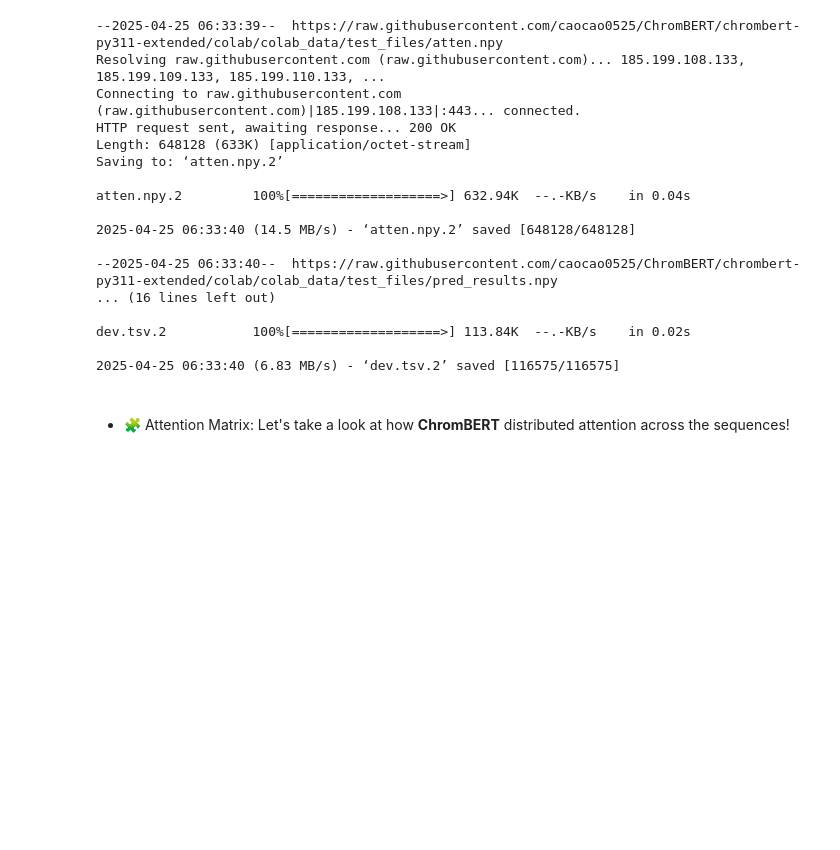
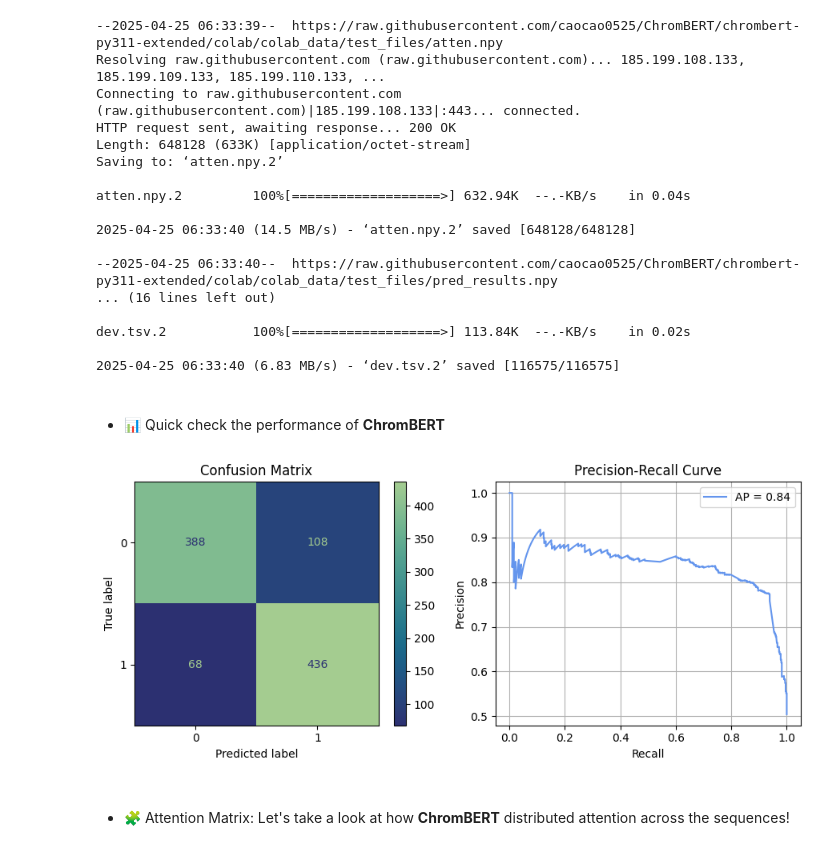
Before and after one commit to caocao0525/ChromBERT, a Jupyter notebook: colab/ChromBERT_on_Colab.ipynb, the cells around one changed output. Drawn from its saved outputs; the diff is of its cells as text; code cells hidden in the pictures; blank space fills up the shorter version.

```diff
--- a/colab/ChromBERT_on_Colab.ipynb
+++ b/colab/ChromBERT_on_Colab.ipynb
@@ -1074,6 +1074,14 @@ attention_mat_raw=np.load('/content/atten.npy')
 attention_mat= attention_mat_raw[:, :30]  # 30 positions = 6kb promoter (2k up + 4k down)
 prediction_mat=np.load('/content/pred_results.npy')
 dev_mat=pd.read_csv('/content/dev.tsv', sep='\t')
+# %% [markdown]
+<br>
+
+* 📊 Quick check the performance of **ChromBERT**
+# %%
+crb.plot_chrombert_eval(prediction_path='/content/pred_results.npy',dev_path='/content/dev.tsv')
+# %% [output]
+[figure, added]
 # %% [markdown]
 <br>
 
```
Also changed, not shown: parts of 18 cells of this notebook.
